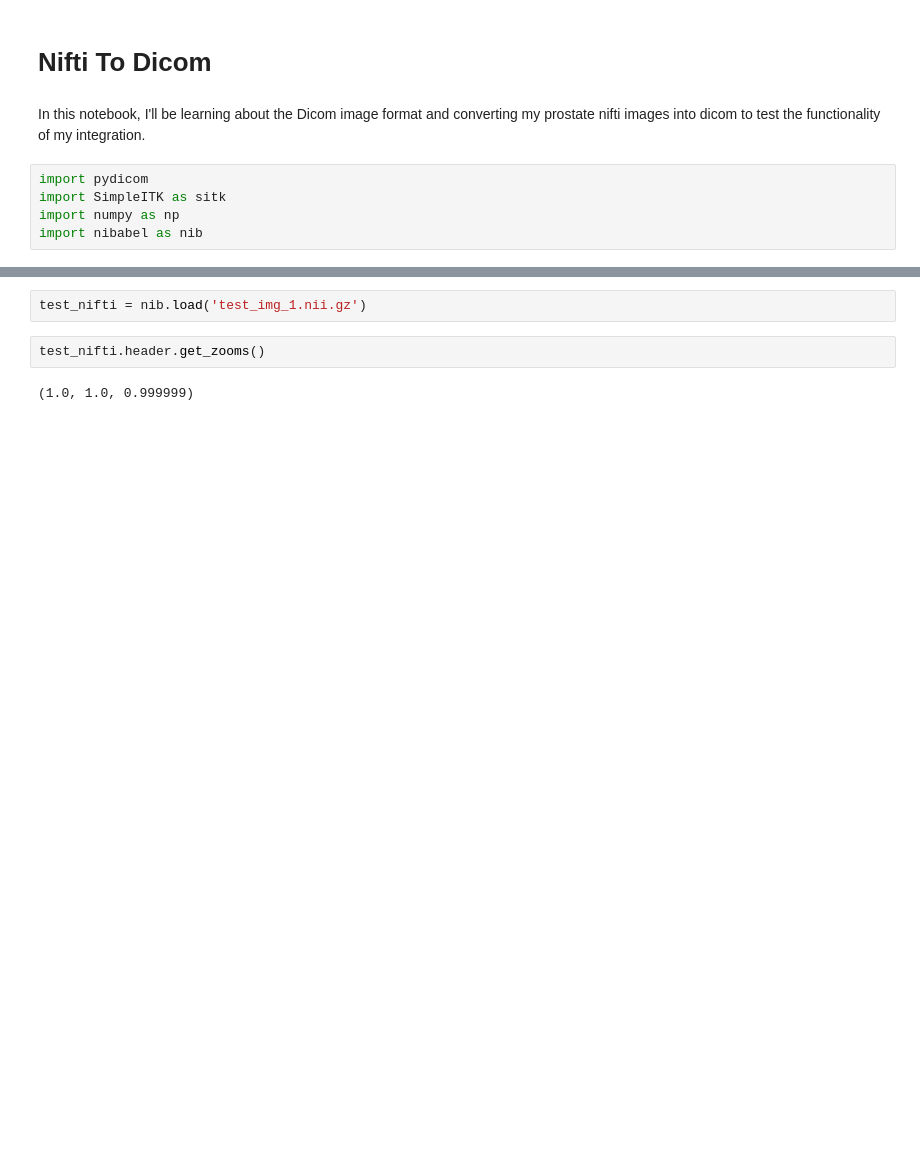
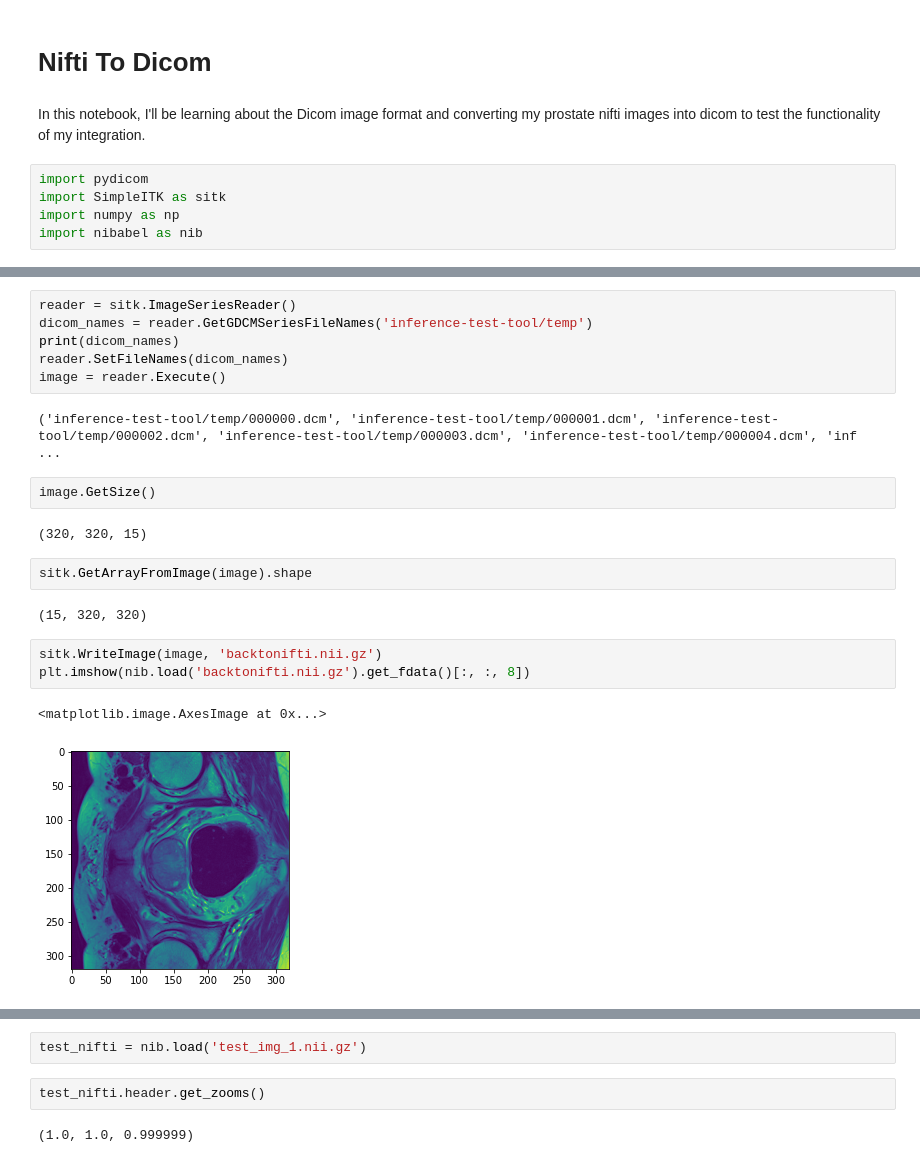
Before and after one commit to jsk0301/kim-papademetris-lab, a Jupyter notebook: arterys/inference-sdk/p1_nifti_to_dicom.ipynb, the cells around one changed output, grey strips where cells are left out. Cells and saved outputs as stored; diff of their text form; blank space fills up the shorter version.

```diff
--- a/arterys/inference-sdk/p1_nifti_to_dicom.ipynb
+++ b/arterys/inference-sdk/p1_nifti_to_dicom.ipynb
@@ -9,0 +20,22 @@ import nibabel as nib
+# %%
+reader = sitk.ImageSeriesReader()
+dicom_names = reader.GetGDCMSeriesFileNames('inference-test-tool/temp')
+print(dicom_names)
+reader.SetFileNames(dicom_names)
+image = reader.Execute()
+# %% [output]
+('inference-test-tool/temp/000000.dcm', 'inference-test-tool/temp/000001.dcm', 'inference-test-tool/temp/000002.dcm', 'inference-test-tool/temp/000003.dcm', 'inference-test-tool/temp/000004.dcm', 'inf ...
+# %%
+image.GetSize()
+# %% [output]
+(320, 320, 15)
+# %%
+sitk.GetArrayFromImage(image).shape
+# %% [output]
+(15, 320, 320)
+# %%
+sitk.WriteImage(image, 'backtonifti.nii.gz')
+plt.imshow(nib.load('backtonifti.nii.gz').get_fdata()[:, :, 8])
+# %% [output]
+<matplotlib.image.AxesImage at 0x...>
+[figure, added]
```
Also changed, not shown: parts of 5 cells of this notebook, 7 other files.
